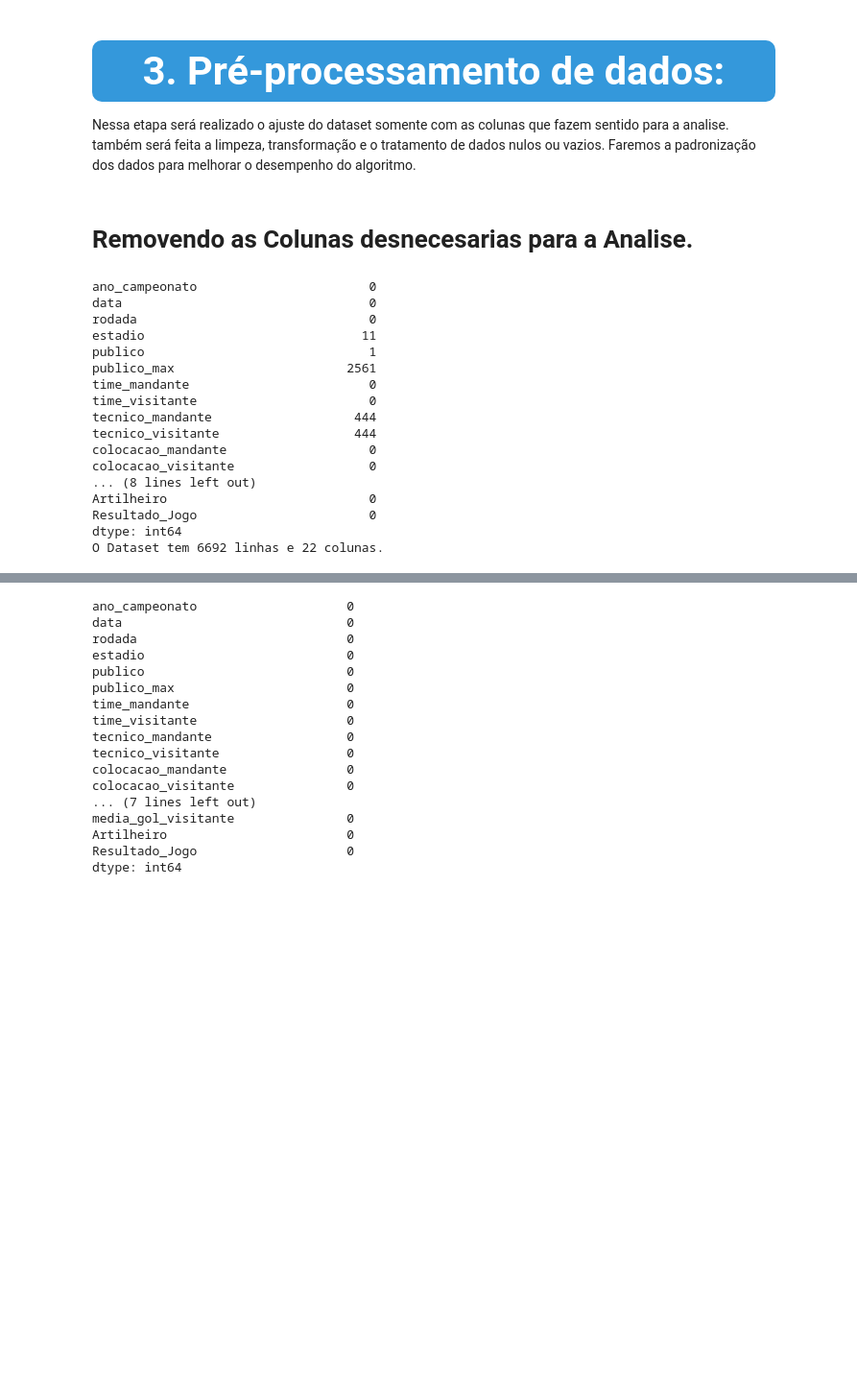
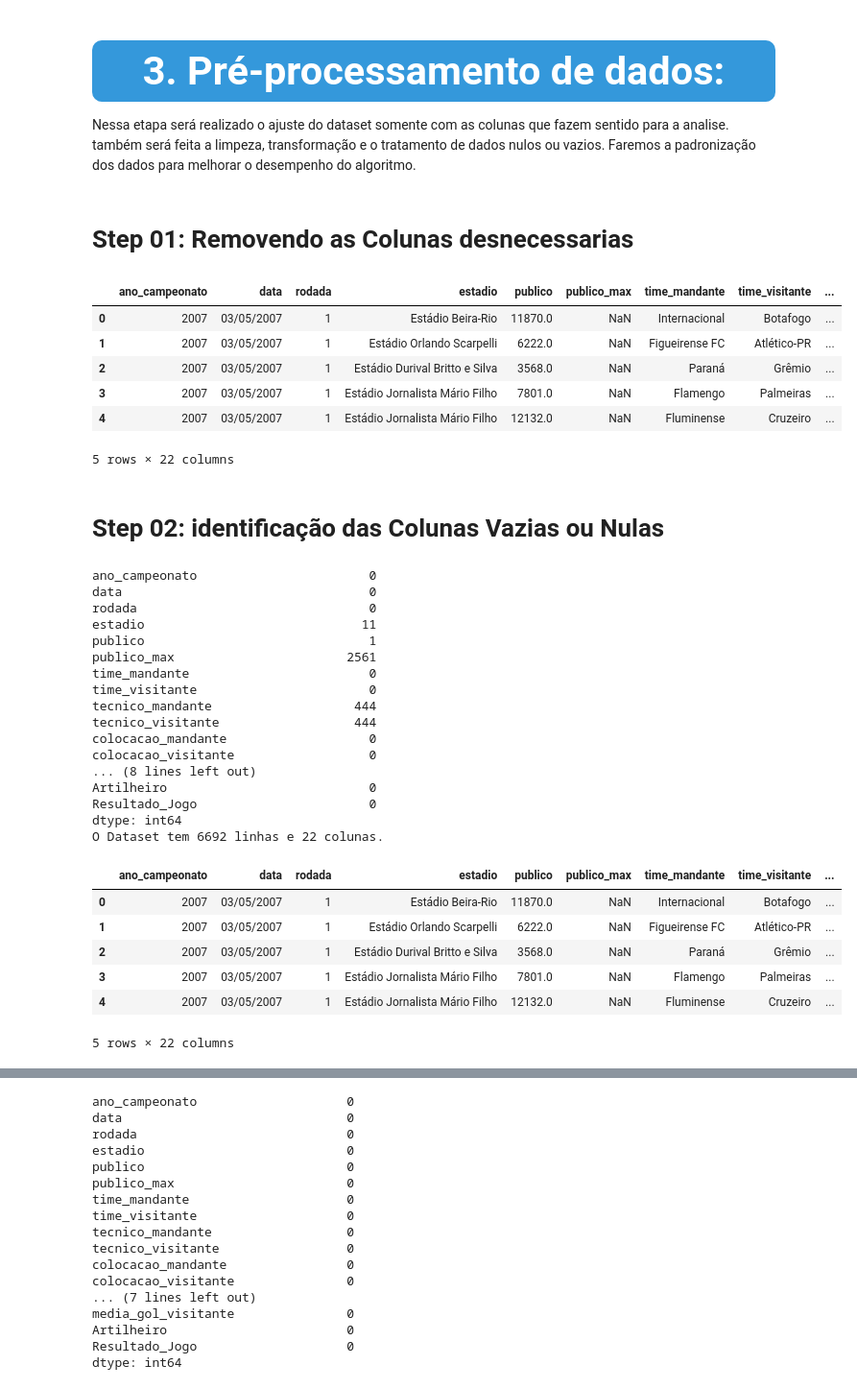
Before and after one commit to RodrigoMarenda/Sports_Predictions, a Jupyter notebook: notebooks/Sports_Predctions.ipynb, the cells around one changed output, grey strips where cells are left out. Shown at 96% size. Drawn from its saved outputs; the diff is of its cells as text; code cells hidden in the pictures; blank space fills up the shorter version.

```diff
--- a/notebooks/Sports_Predctions.ipynb
+++ b/notebooks/Sports_Predctions.ipynb
@@ -273,7 +273,7 @@ Os tipos de dados estão corretos, mas temos muitas colunas que não fazem senti
 Nessa etapa será realizado o ajuste do dataset somente com as colunas que fazem sentido para a analise. também será feita a limpeza, transformação e
 o tratamento de dados nulos ou vazios. Faremos a padronização dos dados para melhorar o desempenho do algoritmo.
 # %% [markdown]
-# Removendo as Colunas desnecesarias para a Analise.
+# Step 01: Removendo as Colunas desnecessarias
 # %%
 # Preparação dos dados
 
@@ -288,31 +288,50 @@ df_selecionado = df.drop(columns=colunas_para_remover)
 
 # Exibindo as primeiras linhas do DataFrame com as colunas removidas
 df_selecionado.head()
-
-
-# Verificando se existem valores ausentes no dataset
-print(df_selecionado.isnull().sum())
-
-
-# Verificando o tamanho do dataset , total de linhas e colunas.
-df_selecionado.shape
-print(f"O Dataset tem {df_selecionado.shape[0]} linhas e {df_selecionado.shape[1]} colunas.")
 # %% [output]
+|  | ano_campeonato | data | rodada | estadio | publico | publico_max | time_mandante | time_visitante | ... |
+| 0 | 2007 | 03/05/2007 | 1 | Estádio Beira-Rio | 11870.0 | NaN | Internacional | Botafogo | ... |
+| 1 | 2007 | 03/05/2007 | 1 | Estádio Orlando Scarpelli | 6222.0 | NaN | Figueirense FC | Atlético-PR | ... |
+| 2 | 2007 | 03/05/2007 | 1 | Estádio Durival Britto e Silva | 3568.0 | NaN | Paraná | Grêmio | ... |
+| 3 | 2007 | 03/05/2007 | 1 | Estádio Jornalista Mário Filho | 7801.0 | NaN | Flamengo | Palmeiras | ... |
+| 4 | 2007 | 03/05/2007 | 1 | Estádio Jornalista Mário Filho | 12132.0 | NaN | Fluminense | Cruzeiro | ... |
-ano_campeonato                       0
-data                                 0
-rodada                               0
-estadio                             11
-publico                              1
-publico_max                       2561
-time_mandante                        0
-time_visitante                       0
-tecnico_mandante                   444
-tecnico_visitante                  444
-colocacao_mandante                   0
-colocacao_visitante                  0
-... (8 lines left out)
-Artilheiro                           0
-Resultado_Jogo                       0
-dtype: int64
-O Dataset tem 6692 linhas e 22 colunas.
+5 rows × 22 columns
+# %% [markdown]
+# Step 02: identificação das Colunas Vazias ou Nulas
+# %%
+# Verificando se existem valores ausentes no dataset
+print(df_selecionado.isnull().sum())
+
+
+# Verificando o tamanho do dataset , total de linhas e colunas.
+df_selecionado.shape
+print(f"O Dataset tem {df_selecionado.shape[0]} linhas e {df_selecionado.shape[1]} colunas.")
+
+# Exibindo as primeiras linhas do DataFrame com as colunas removidas
+df_selecionado.head()
+# %% [output]
+ano_campeonato                       0
+data                                 0
+rodada                               0
+estadio                             11
+publico                              1
+publico_max                       2561
+time_mandante                        0
+time_visitante                       0
+tecnico_mandante                   444
+tecnico_visitante                  444
+colocacao_mandante                   0
+colocacao_visitante                  0
+... (8 lines left out)
+Artilheiro                           0
+Resultado_Jogo                       0
+dtype: int64
+O Dataset tem 6692 linhas e 22 colunas.
+|  | ano_campeonato | data | rodada | estadio | publico | publico_max | time_mandante | time_visitante | ... |
+| 0 | 2007 | 03/05/2007 | 1 | Estádio Beira-Rio | 11870.0 | NaN | Internacional | Botafogo | ... |
+| 1 | 2007 | 03/05/2007 | 1 | Estádio Orlando Scarpelli | 6222.0 | NaN | Figueirense FC | Atlético-PR | ... |
+| 2 | 2007 | 03/05/2007 | 1 | Estádio Durival Britto e Silva | 3568.0 | NaN | Paraná | Grêmio | ... |
+| 3 | 2007 | 03/05/2007 | 1 | Estádio Jornalista Mário Filho | 7801.0 | NaN | Flamengo | Palmeiras | ... |
+| 4 | 2007 | 03/05/2007 | 1 | Estádio Jornalista Mário Filho | 12132.0 | NaN | Fluminense | Cruzeiro | ... |
+5 rows × 22 columns
 # %% [markdown]
```
Also changed, not shown: parts of 1 cell of this notebook.
